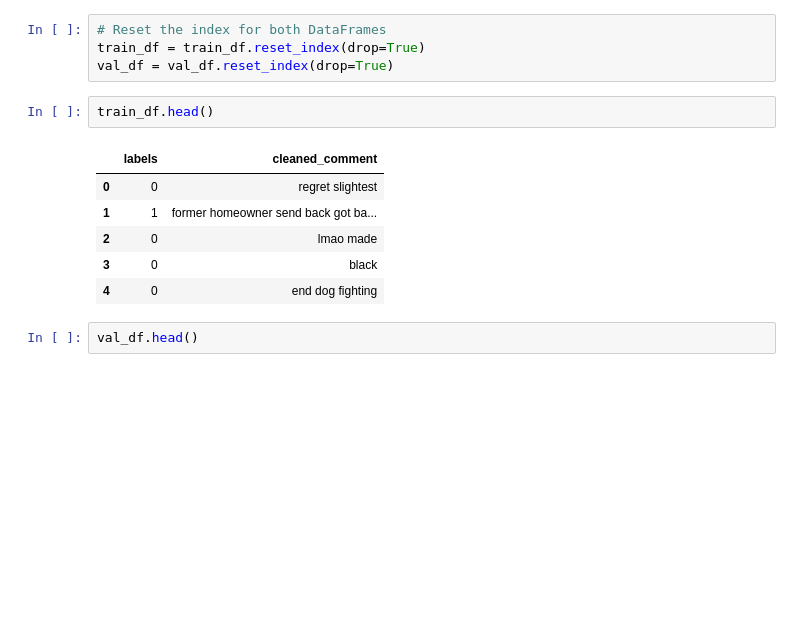
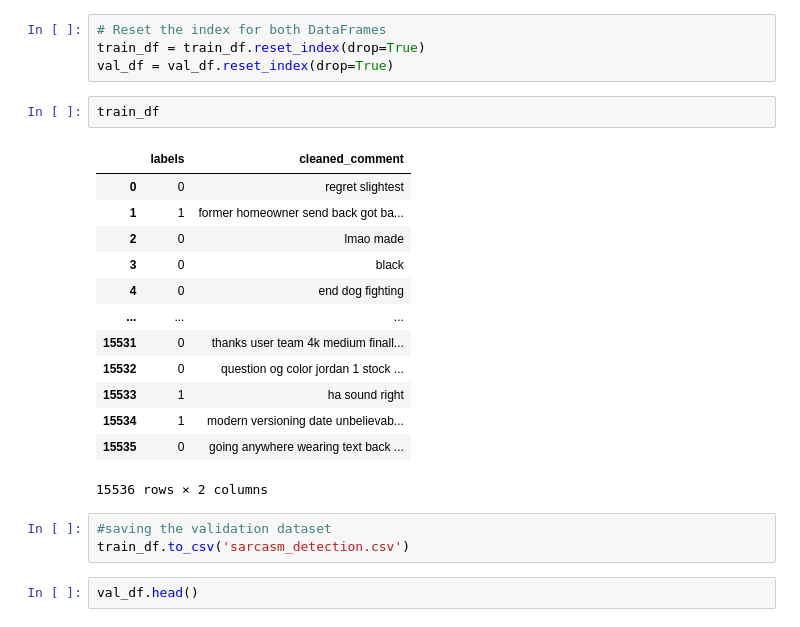
Before and after one commit to spring-board-b2-sarcasm-detection/Group-4, a Jupyter notebook: Finalized_Dl_Model/finalized_model.ipynb, the cells around one changed output. Cells and saved outputs as stored; diff of their text form; blank space fills up the shorter version.

```diff
--- a/Finalized_Dl_Model/finalized_model_.ipynb
+++ b/Finalized_Dl_Model/finalized_model.ipynb
@@ -34,14 +36,24 @@ train_df, val_df = train_test_split(data_frame, test_size=0.2, random_state=42)
 train_df = train_df.reset_index(drop=True)
 val_df = val_df.reset_index(drop=True)
 # %%
-train_df.head()
+train_df
 # %% [output]
 |  | labels | cleaned_comment |
 | 0 | 0 | regret slightest |
 | 1 | 1 | former homeowner send back got ba... |
 | 2 | 0 | lmao made |
 | 3 | 0 | black |
 | 4 | 0 | end dog fighting |
+| ... | ... | ... |
+| 15531 | 0 | thanks user team 4k medium finall... |
+| 15532 | 0 | question og color jordan 1 stock ... |
+| 15533 | 1 | ha sound right |
+| 15534 | 1 | modern versioning date unbelievab... |
+| 15535 | 0 | going anywhere wearing text back ... |
+15536 rows × 2 columns
+# %%
+#saving the validation dataset
+train_df.to_csv('sarcasm_detection.csv')
 # %%
 val_df.head()
 # %% [output]
```
Also changed, not shown: parts of 21 cells of this notebook.
